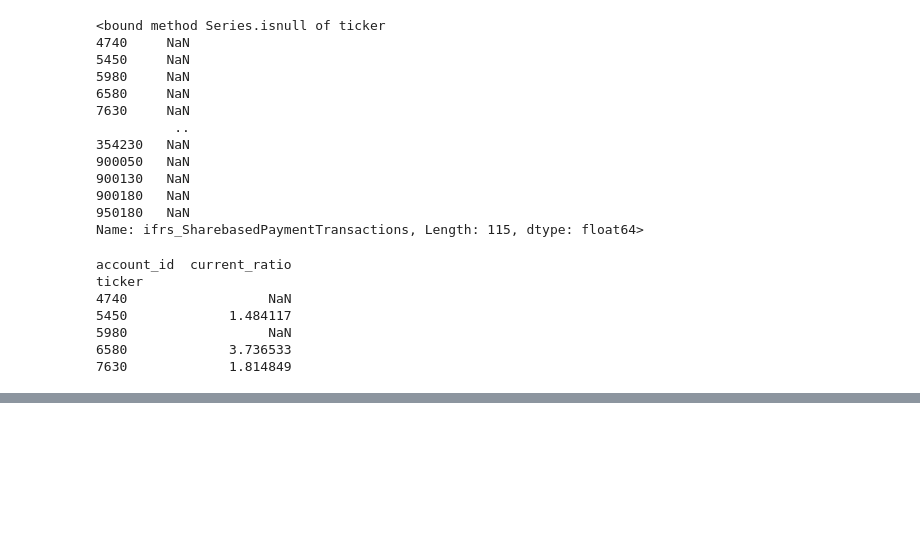
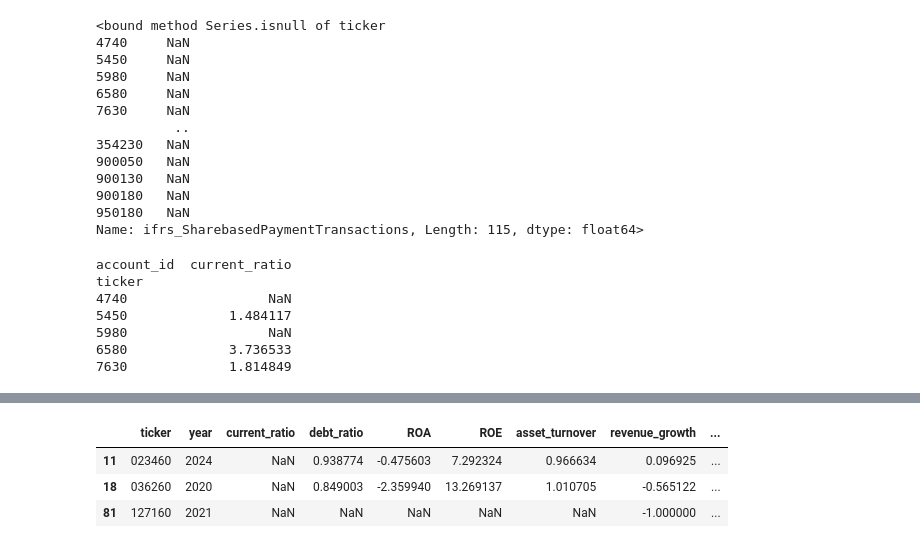
Before and after one commit to trafikaa/trafika, a Jupyter notebook: data/drop_company.ipynb, the cells around one changed output, grey strips where cells are left out. Drawn from its saved outputs; the diff is of its cells as text; code cells hidden in the pictures; blank space fills up the shorter version.

```diff
--- a/data/drop_company.ipynb
+++ b/data/drop_company.ipynb
@@ -152,0 +321,7 @@ ticker
+# %%
+result[result['current_ratio'].isnull()]
+# %% [output]
+|  | ticker | year | current_ratio | debt_ratio | ROA | ROE | asset_turnover | revenue_growth | ... |
+| 11 | 023460 | 2024 | NaN | 0.938774 | -0.475603 | 7.292324 | 0.966634 | 0.096925 | ... |
+| 18 | 036260 | 2020 | NaN | 0.849003 | -2.359940 | 13.269137 | 1.010705 | -0.565122 | ... |
+| 81 | 127160 | 2021 | NaN | NaN | NaN | NaN | NaN | -1.000000 | ... |
```
Also changed, not shown: parts of 9 cells of this notebook, 1 other file.
